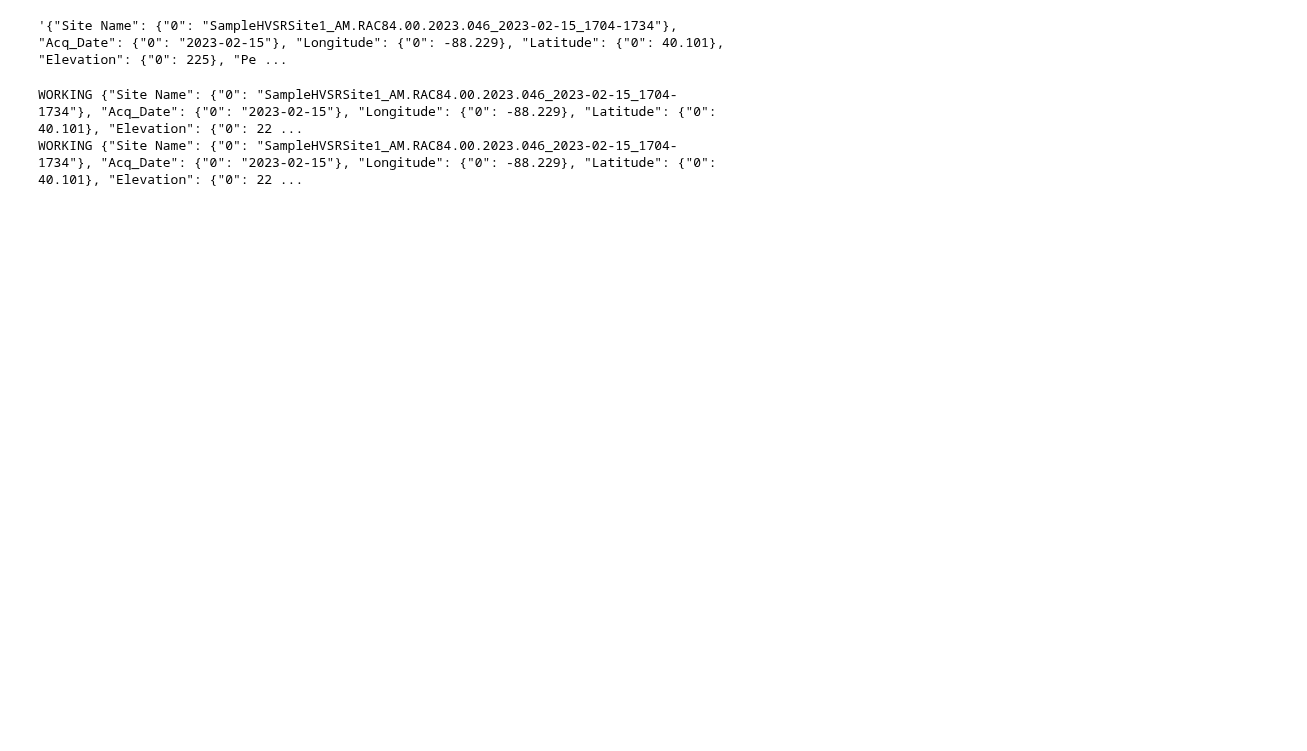
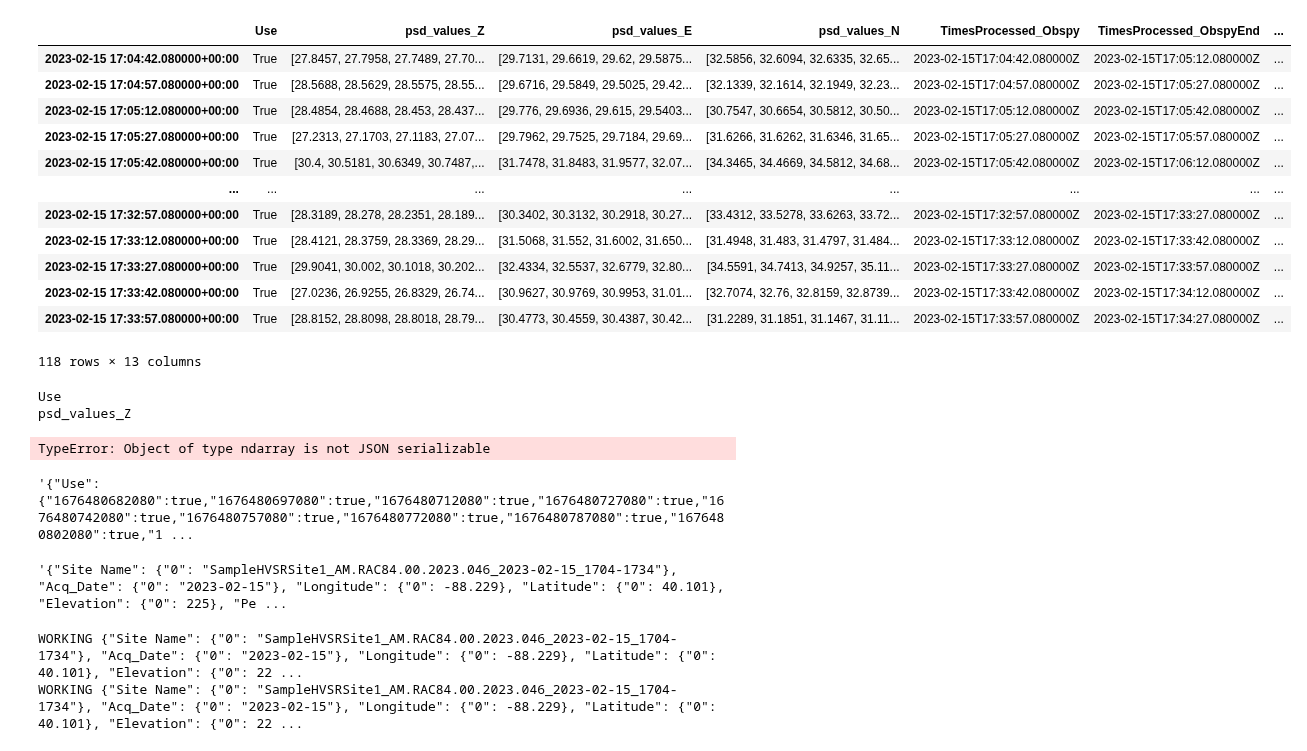
Before and after one commit to RJbalikian/SPRIT-HVSR, a Jupyter notebook: jsonNotebook.ipynb, the cells around one changed output. Cells and saved outputs as stored; diff of their text form; code cells hidden in the pictures; blank space fills up the shorter version.

```diff
--- a/jsonNotebook.ipynb
+++ b/jsonNotebook.ipynb
@@ -23 +64,53 @@ ph True
+# %%
+newDF
+# %% [output]
+|  | Use | psd_values_Z | psd_values_E | psd_values_N | TimesProcessed_Obspy | TimesProcessed_ObspyEnd | ... |
+| 2023-02-15 17:04:42.080000+00:00 | True | [27.8457, 27.7958, 27.7489, 27.70... | [29.7131, 29.6619, 29.62, 29.5875... | [32.5856, 32.6094, 32.6335, 32.65... | 2023-02-15T17:04:42.080000Z | 2023-02-15T17:05:12.080000Z | ... |
+| 2023-02-15 17:04:57.080000+00:00 | True | [28.5688, 28.5629, 28.5575, 28.55... | [29.6716, 29.5849, 29.5025, 29.42... | [32.1339, 32.1614, 32.1949, 32.23... | 2023-02-15T17:04:57.080000Z | 2023-02-15T17:05:27.080000Z | ... |
+| 2023-02-15 17:05:12.080000+00:00 | True | [28.4854, 28.4688, 28.453, 28.437... | [29.776, 29.6936, 29.615, 29.5403... | [30.7547, 30.6654, 30.5812, 30.50... | 2023-02-15T17:05:12.080000Z | 2023-02-15T17:05:42.080000Z | ... |
+| 2023-02-15 17:05:27.080000+00:00 | True | [27.2313, 27.1703, 27.1183, 27.07... | [29.7962, 29.7525, 29.7184, 29.69... | [31.6266, 31.6262, 31.6346, 31.65... | 2023-02-15T17:05:27.080000Z | 2023-02-15T17:05:57.080000Z | ... |
+| 2023-02-15 17:05:42.080000+00:00 | True | [30.4, 30.5181, 30.6349, 30.7487,... | [31.7478, 31.8483, 31.9577, 32.07... | [34.3465, 34.4669, 34.5812, 34.68... | 2023-02-15T17:05:42.080000Z | 2023-02-15T17:06:12.080000Z | ... |
+| ... | ... | ... | ... | ... | ... | ... | ... |
+| 2023-02-15 17:32:57.080000+00:00 | True | [28.3189, 28.278, 28.2351, 28.189... | [30.3402, 30.3132, 30.2918, 30.27... | [33.4312, 33.5278, 33.6263, 33.72... | 2023-02-15T17:32:57.080000Z | 2023-02-15T17:33:27.080000Z | ... |
+| 2023-02-15 17:33:12.080000+00:00 | True | [28.4121, 28.3759, 28.3369, 28.29... | [31.5068, 31.552, 31.6002, 31.650... | [31.4948, 31.483, 31.4797, 31.484... | 2023-02-15T17:33:12.080000Z | 2023-02-15T17:33:42.080000Z | ... |
+| 2023-02-15 17:33:27.080000+00:00 | True | [29.9041, 30.002, 30.1018, 30.202... | [32.4334, 32.5537, 32.6779, 32.80... | [34.5591, 34.7413, 34.9257, 35.11... | 2023-02-15T17:33:27.080000Z | 2023-02-15T17:33:57.080000Z | ... |
+| 2023-02-15 17:33:42.080000+00:00 | True | [27.0236, 26.9255, 26.8329, 26.74... | [30.9627, 30.9769, 30.9953, 31.01... | [32.7074, 32.76, 32.8159, 32.8739... | 2023-02-15T17:33:42.080000Z | 2023-02-15T17:34:12.080000Z | ... |
+| 2023-02-15 17:33:57.080000+00:00 | True | [28.8152, 28.8098, 28.8018, 28.79... | [30.4773, 30.4559, 30.4387, 30.42... | [31.2289, 31.1851, 31.1467, 31.11... | 2023-02-15T17:33:57.080000Z | 2023-02-15T17:34:27.080000Z | ... |
+118 rows × 13 columns
+# %%
+newDF = pd.DataFrame()
+for c in cols:
+    if c in npCols and 'indices' not in c.lower():
+        newDF[c] = np.round(np.stack(hvDF.loc[:,c]), 4).tolist()
+    elif 'indices' in c.lower() and c in npCols:
+        newDF[c] = [row.tolist() for row in hvDF[c]]
+    elif 'obspy' in c.lower() or c == "TimesProcessed_End" :
+        newDF[c] = [str(row) for row in hvDF[c]]
+    if 'MPL' in c:
+        newDF[c] = [float(row) for row in hvDF[c]]
+    else:
+        newDF[c] = hvDF[c]
+newDF.index = [str(i) for i in hvDF.index]
+for c in cols:
+    print(c)
+    json.dumps(newDF[c].to_dict())
+# %% [output]
+Use
+psd_values_Z
+TypeError: Object of type ndarray is not JSON serializable
+# %%
+
+for c in npCols:
+    if 'indices' not in c.lower():
+        listtouse = np.round(np.stack(hvDF.loc[:,c]).tolist(), 4)
+        hvDF[c] = listtouse
+    else:
+        listtouse = []
+        for indList in hvDF[c]:
+            listtouse.append(indList)
+        hvDF[c] = listtouse
+jsonStr = hvDF.to_json()
+jsonStr
+# %% [output]
+'{"Use":{"1676480682080":true,"1676480697080":true,"1676480712080":true,"1676480727080":true,"1676480742080":true,"1676480757080":true,"1676480772080":true,"1676480787080":true,"1676480802080":true,"1 ...
 # %%
```
Also changed, not shown: parts of 5 cells of this notebook.
